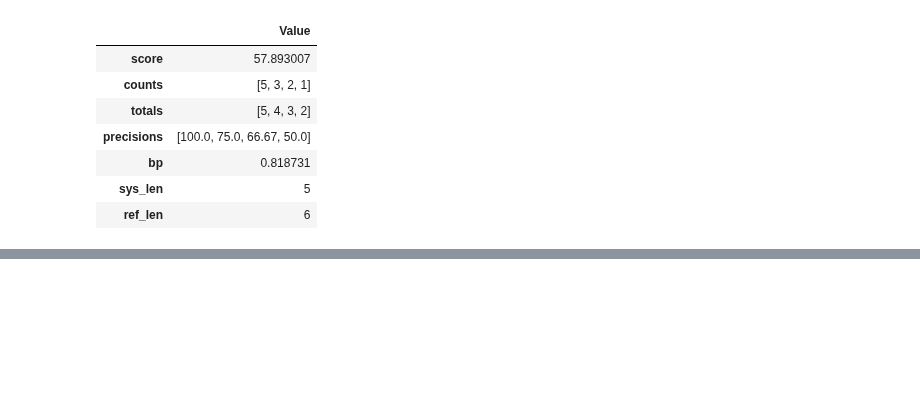
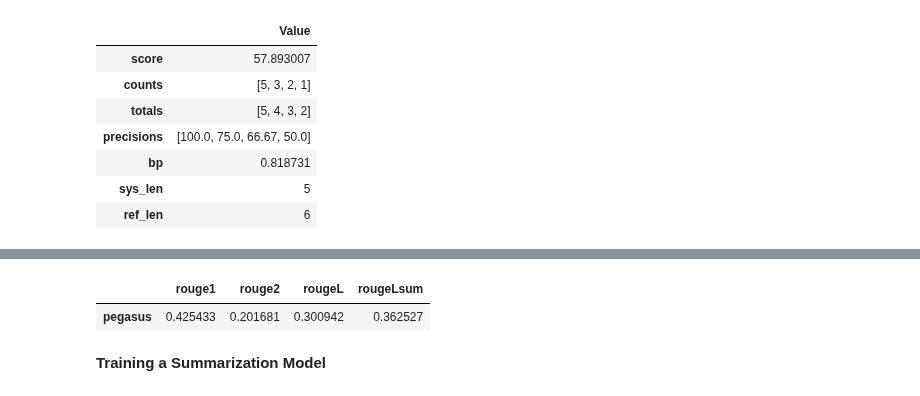
Before and after one commit to JimmyCai91/CVML, a Jupyter notebook: huggingface-summarization.ipynb, the cells around one changed output, grey strips where cells are left out. Cells and saved outputs as stored; diff of their text form; code cells hidden in the pictures; blank space fills up the shorter version.

```diff
--- a/huggingface-summarization.ipynb
+++ b/huggingface-summarization.ipynb
@@ -174,0 +197,48 @@ def evaluate_summaries_baseline(dataset, metric,
+# %%
+from tqdm import tqdm
+import torch
+
+device = "cuda" if torch.cuda.is_available() else "cpu"
+
+def chunks(list_of_elements, batch_size):
+  for i in range(0, len(list_of_elements), batch_size):
+    yield list_of_elements[i : i + batch_size]
+
+def evaluate_summaries_pegasus(dataset, metric, model, tokenizer,
+                               batch_size=16, device=device,
+                               column_text="article",
+                               column_summary="highlights"):
+  article_batches = list(chunks(dataset[column_text], batch_size))
+  target_batches = list(chunks(dataset[column_summary], batch_size))
+
+  for article_batch, target_batch in tqdm(zip(article_batches, target_batches),
+                                          total=len(article_batches)):
+    inputs = tokenizer(article_batch, max_length=1024, truncation=True,
+                       padding="max_length", return_tensors="pt")
+    summaries = model.generate(
+        input_ids=inputs["input_ids"].to(device),
+        attention_mask=inputs["attention_mask"].to(device),
+        length_penalty=0.8, num_beams=8, max_length=128)
+    decoded_summaries = [tokenizer.decode(s, skip_special_tokens=True,
+                                          clean_up_tokenization_spaces=True)
+                         for s in summaries]
+    decoded_summaries = [d.replace("<n>", " ") for d in decoded_summaries]
+    metric.add_batch(predictions=decoded_summaries, references=target_batch)
+
+  score = metric.compute()
+  return score
+# %%
+from transformers import AutoModelForSeq2SeqLM, AutoTokenizer
+
+model_ckpt = "google/pegasus-cnn_dailymail"
+tokenizer = AutoTokenizer.from_pretrained(model_ckpt)
+model = AutoModelForSeq2SeqLM.from_pretrained(model_ckpt).to(device)
+score = evaluate_summaries_pegasus(test_sampled, rouge_metric,
+                                   model, tokenizer, batch_size=1) # changed batch_size from 8 to 1 to fit into my GPU
+rouge_dict = dict((rn, score[rn].mid.fmeasure) for rn in rouge_names)
+pd.DataFrame(rouge_dict, index=["pegasus"])
+# %% [output]
+|  | rouge1 | rouge2 | rougeL | rougeLsum |
+| pegasus | 0.425433 | 0.201681 | 0.300942 | 0.362527 |
+# %% [markdown]
+**Training a Summarization Model**
```
Also changed, not shown: parts of 27 cells of this notebook.
